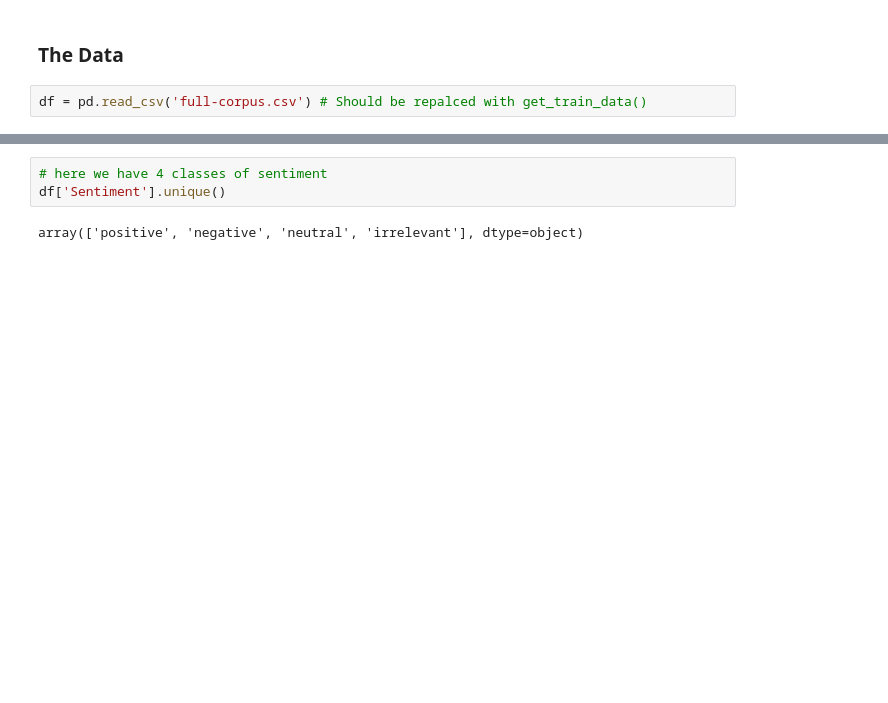
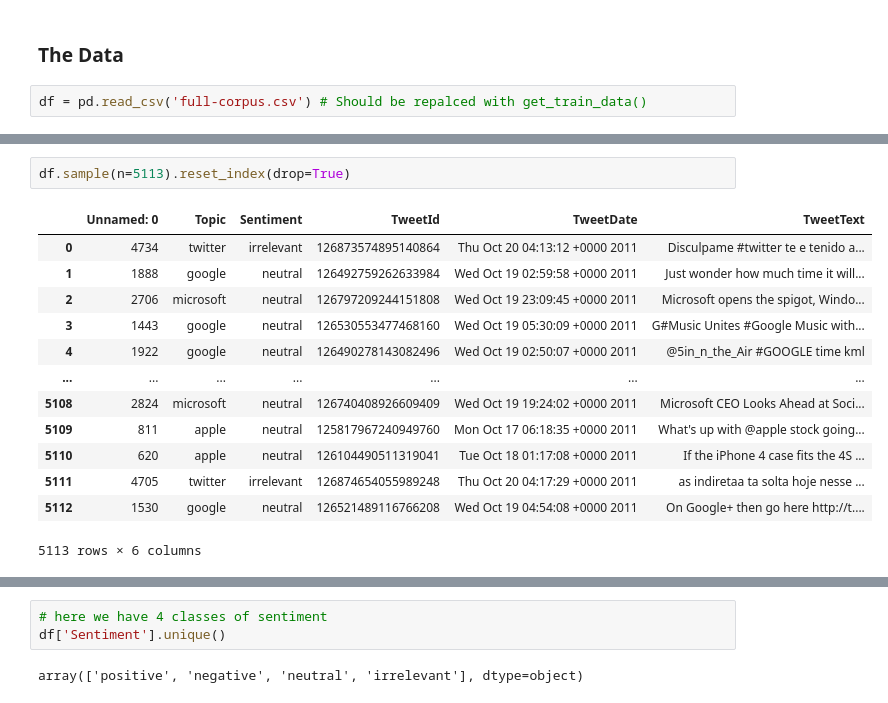
Before and after one commit to moustapha00/Tweets-classification-data-camp-2022, a Jupyter notebook: notebook abdalla&vadel&sonali.ipynb, the cells around one changed output, grey strips where cells are left out. Saved outputs shown, nothing was run; the diff lists cells and outputs as text; blank space fills up the shorter version.

```diff
--- a/notebook abdalla&vadel&sonali.ipynb
+++ b/notebook abdalla&vadel&sonali.ipynb
@@ -47,3 +47,19 @@ df.head()
+# %%
+df.sample(n=5113).reset_index(drop=True)
+# %% [output]
+|  | Unnamed: 0 | Topic | Sentiment | TweetId | TweetDate | TweetText |
+| 0 | 4734 | twitter | irrelevant | 126873574895140864 | Thu Oct 20 04:13:12 +0000 2011 | Disculpame #twitter te e tenido a... |
+| 1 | 1888 | google | neutral | 126492759262633984 | Wed Oct 19 02:59:58 +0000 2011 | Just wonder how much time it will... |
+| 2 | 2706 | microsoft | neutral | 126797209244151808 | Wed Oct 19 23:09:45 +0000 2011 | Microsoft opens the spigot, Windo... |
+| 3 | 1443 | google | neutral | 126530553477468160 | Wed Oct 19 05:30:09 +0000 2011 | G#Music Unites #Google Music with... |
+| 4 | 1922 | google | neutral | 126490278143082496 | Wed Oct 19 02:50:07 +0000 2011 | @5in_n_the_Air #GOOGLE time kml |
+| ... | ... | ... | ... | ... | ... | ... |
+| 5108 | 2824 | microsoft | neutral | 126740408926609409 | Wed Oct 19 19:24:02 +0000 2011 | Microsoft CEO Looks Ahead at Soci... |
+| 5109 | 811 | apple | neutral | 125817967240949760 | Mon Oct 17 06:18:35 +0000 2011 | What's up with @apple stock going... |
+| 5110 | 620 | apple | neutral | 126104490511319041 | Tue Oct 18 01:17:08 +0000 2011 | If the iPhone 4 case fits the 4S ... |
+| 5111 | 4705 | twitter | irrelevant | 126874654055989248 | Thu Oct 20 04:17:29 +0000 2011 | as indiretaa ta solta hoje nesse ... |
+| 5112 | 1530 | google | neutral | 126521489116766208 | Wed Oct 19 04:54:08 +0000 2011 | On Google+ then go here http://t.... |
+5113 rows × 6 columns
 # %%
 df.shape
 # %% [output]
```
Also changed, not shown: parts of 6 cells of this notebook, 2 other files.
